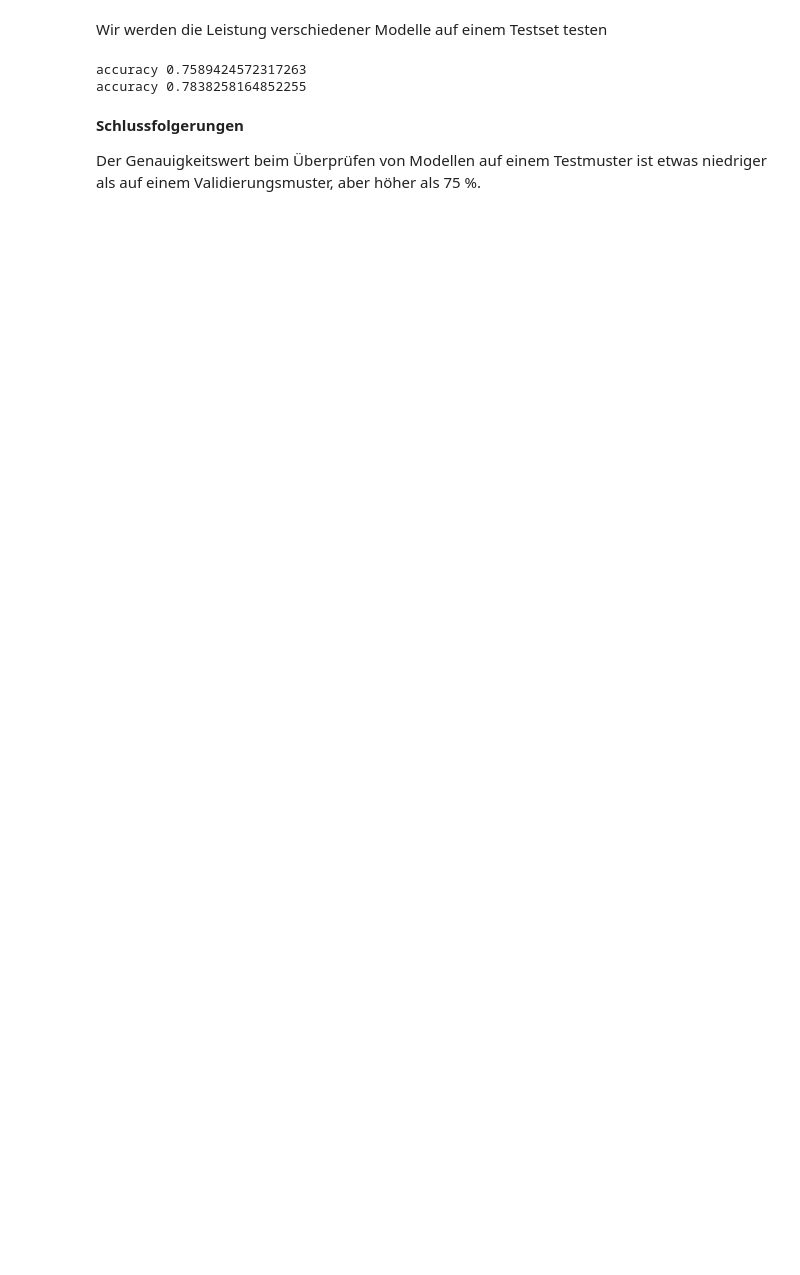
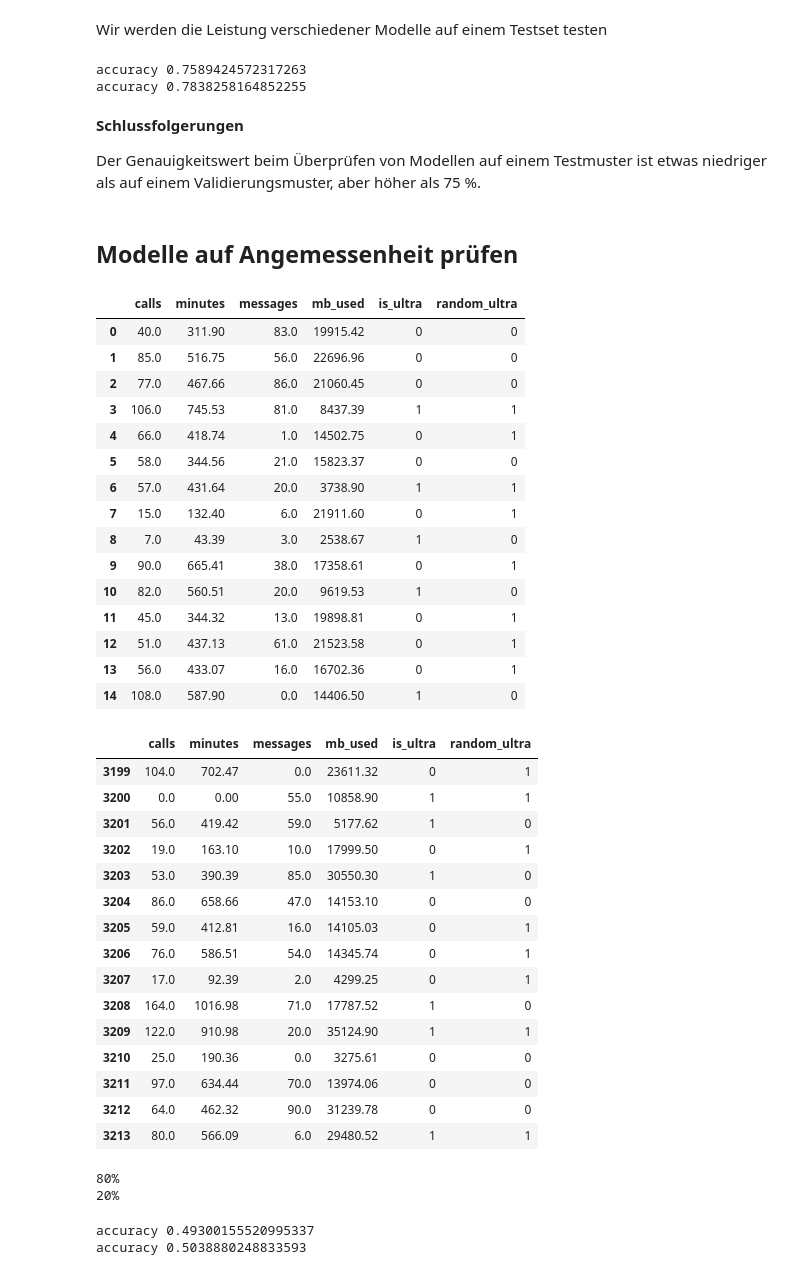
Before and after one commit to Konstantin5054232/ausbildungsprojekte, a Jupyter notebook: 06_mobile_tarif_ml/mobile_tarif_ml.ipynb, the cells around one changed output. Drawn from its saved outputs; the diff is of its cells as text; code cells hidden in the pictures; blank space fills up the shorter version.

```diff
--- a/06_mobile_tarif_ml/mobile_tarif_ml.ipynb
+++ b/06_mobile_tarif_ml/mobile_tarif_ml.ipynb
@@ -157,3 +157,81 @@ accuracy 0.7838258164852255
 **Schlussfolgerungen**
 
 Der Genauigkeitswert beim Überprüfen von Modellen auf einem Testmuster ist etwas niedriger als auf einem Validierungsmuster, aber höher als 75 %.
+# %% [markdown]
+## Modelle auf Angemessenheit prüfen
+# %%
+# Wir bilden eine random_ultra-Spalte aus einer zufälligen Menge von 0 und 1
+from random import randint
+
+def random_ultra (row):
+    row = randint(0, 1)
+    return row
+
+df['random_ultra'] = df.apply(random_ultra, axis=1)
+display(df.head(15))
+display(df.tail(15))
+# %% [output]
+|  | calls | minutes | messages | mb_used | is_ultra | random_ultra |
+| 0 | 40.0 | 311.90 | 83.0 | 19915.42 | 0 | 0 |
+| 1 | 85.0 | 516.75 | 56.0 | 22696.96 | 0 | 0 |
+| 2 | 77.0 | 467.66 | 86.0 | 21060.45 | 0 | 0 |
+| 3 | 106.0 | 745.53 | 81.0 | 8437.39 | 1 | 1 |
+| 4 | 66.0 | 418.74 | 1.0 | 14502.75 | 0 | 1 |
+| 5 | 58.0 | 344.56 | 21.0 | 15823.37 | 0 | 0 |
+| 6 | 57.0 | 431.64 | 20.0 | 3738.90 | 1 | 1 |
+| 7 | 15.0 | 132.40 | 6.0 | 21911.60 | 0 | 1 |
+| 8 | 7.0 | 43.39 | 3.0 | 2538.67 | 1 | 0 |
+| 9 | 90.0 | 665.41 | 38.0 | 17358.61 | 0 | 1 |
+| 10 | 82.0 | 560.51 | 20.0 | 9619.53 | 1 | 0 |
+| 11 | 45.0 | 344.32 | 13.0 | 19898.81 | 0 | 1 |
+| 12 | 51.0 | 437.13 | 61.0 | 21523.58 | 0 | 1 |
+| 13 | 56.0 | 433.07 | 16.0 | 16702.36 | 0 | 1 |
+| 14 | 108.0 | 587.90 | 0.0 | 14406.50 | 1 | 0 |
+|  | calls | minutes | messages | mb_used | is_ultra | random_ultra |
+| 3199 | 104.0 | 702.47 | 0.0 | 23611.32 | 0 | 1 |
+| 3200 | 0.0 | 0.00 | 55.0 | 10858.90 | 1 | 1 |
+| 3201 | 56.0 | 419.42 | 59.0 | 5177.62 | 1 | 0 |
+| 3202 | 19.0 | 163.10 | 10.0 | 17999.50 | 0 | 1 |
+| 3203 | 53.0 | 390.39 | 85.0 | 30550.30 | 1 | 0 |
+| 3204 | 86.0 | 658.66 | 47.0 | 14153.10 | 0 | 0 |
+| 3205 | 59.0 | 412.81 | 16.0 | 14105.03 | 0 | 1 |
+| 3206 | 76.0 | 586.51 | 54.0 | 14345.74 | 0 | 1 |
+| 3207 | 17.0 | 92.39 | 2.0 | 4299.25 | 0 | 1 |
+| 3208 | 164.0 | 1016.98 | 71.0 | 17787.52 | 1 | 0 |
+| 3209 | 122.0 | 910.98 | 20.0 | 35124.90 | 1 | 1 |
+| 3210 | 25.0 | 190.36 | 0.0 | 3275.61 | 0 | 0 |
+| 3211 | 97.0 | 634.44 | 70.0 | 13974.06 | 0 | 0 |
+| 3212 | 64.0 | 462.32 | 90.0 | 31239.78 | 0 | 0 |
+| 3213 | 80.0 | 566.09 | 6.0 | 29480.52 | 1 | 1 |
+# %%
+# Wir teilen die aktualisierte Tabelle in Auswahlen auf
+
+# Wir werden die Zielmerkmale und -bedingungen hervorheben
+target_train = df['random_ultra']
+features_train = df.drop('random_ultra', axis=1)
+
+# Wir teilen die Daten in Stichproben auf
+features_train_random, features_test_random , target_train_random, target_test_random = train_test_split(features_train,
+                                                                                                         target_train,
+                                                                                                         test_size=0.20,
+                                                                                                         random_state=12345)
+
+# Wir prüfen, ob die Daten korrekt verteilt werden
+print('{:.0%}'.format(features_train_random.shape[0]/features_train.shape[0]))
+print('{:.0%}'.format(features_test_random.shape[0]/features_train.shape[0]))
+# %% [output]
+80%
+20%
+# %%
+model = DecisionTreeClassifier(random_state=12345, max_depth=5)
+model.fit(features_train_random, target_train_random)
+predictions_test = model.predict(features_test_random)
+print('accuracy', accuracy_score(target_test_random, predictions_test))
+
+model = RandomForestClassifier(random_state=12345, n_estimators=13)
+model.fit(features_train_random, target_train_random)
+predictions_test = model.predict(features_test_random)
+print('accuracy', accuracy_score(target_test_random, predictions_test))
+# %% [output]
+accuracy 0.49300155520995337
+accuracy 0.5038880248833593
```
Also changed, not shown: parts of 5 cells of this notebook.
